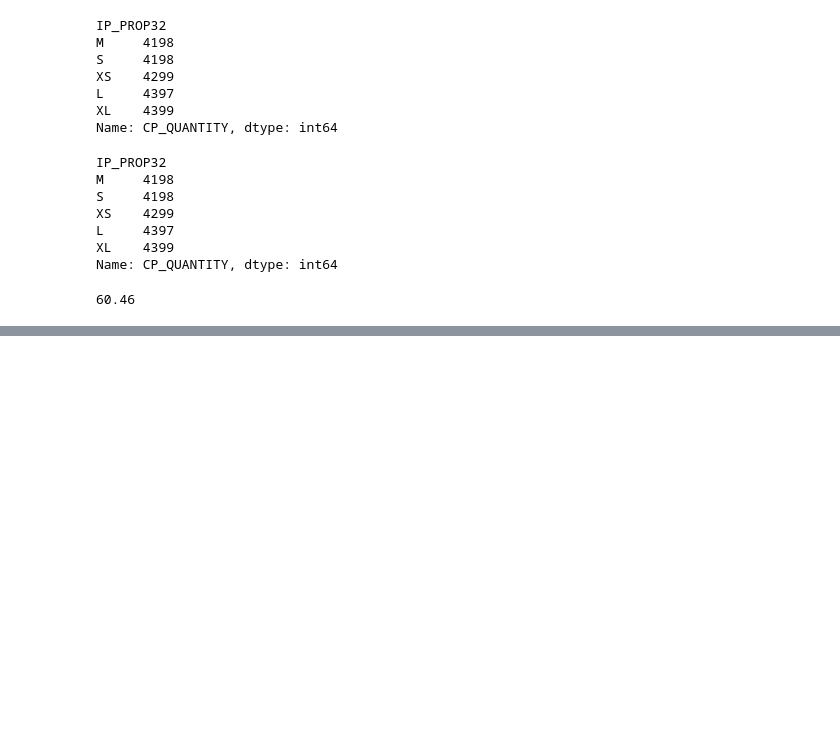
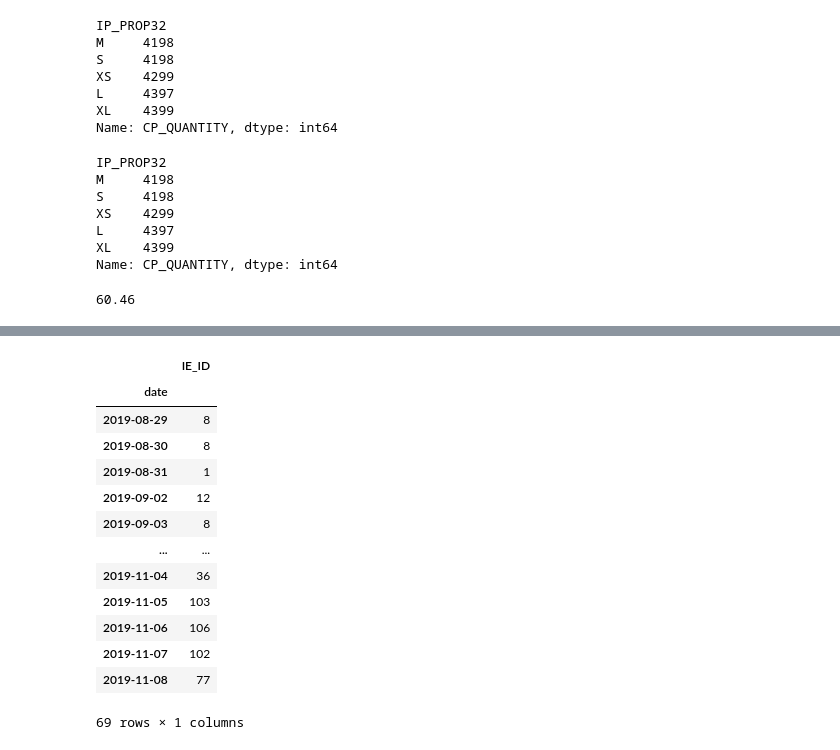
Before and after one commit to NikitaKozlov3412/MyProjectsAndGames, a Jupyter notebook: Stepik_lesson_6_9 Группировка таблиц Pandas DataFrame.ipynb, the cells around one changed output, grey strips where cells are left out. Drawn from its saved outputs; the diff is of its cells as text; code cells hidden in the pictures; blank space fills up the shorter version.

```diff
--- a/Stepik_lesson_6_9 Группировка таблиц Pandas DataFrame.ipynb
+++ b/Stepik_lesson_6_9 Группировка таблиц Pandas DataFrame.ipynb
@@ -315,0 +414,17 @@ Name: (pink, XL), dtype: int64
+# %%
+source_data[['date', 'IE_ID']].groupby('date').count()
+# %% [output]
+|  | IE_ID |
+| date |  |
+| 2019-08-29 | 8 |
+| 2019-08-30 | 8 |
+| 2019-08-31 | 1 |
+| 2019-09-02 | 12 |
+| 2019-09-03 | 8 |
+| ... | ... |
+| 2019-11-04 | 36 |
+| 2019-11-05 | 103 |
+| 2019-11-06 | 106 |
+| 2019-11-07 | 102 |
+| 2019-11-08 | 77 |
+69 rows × 1 columns
```
Also changed, not shown: parts of 14 cells of this notebook.
